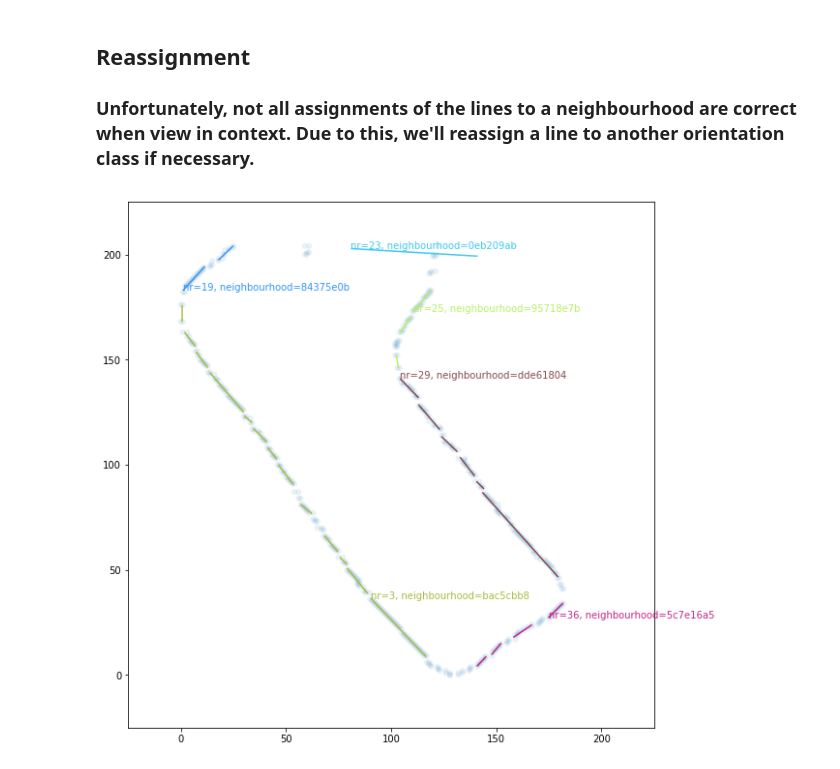
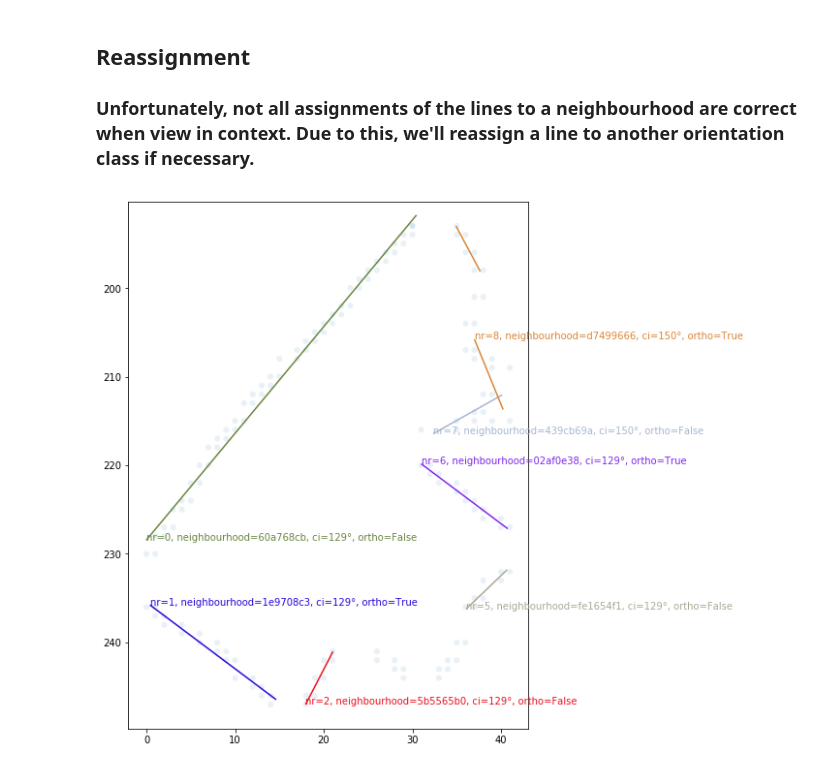
Before and after one commit to mnboos/osm-instance-segmentation, a Jupyter notebook: Regularization.ipynb, the cells around one changed output. Cells and saved outputs as stored; diff of their text form; code cells hidden in the pictures.

```diff
--- a/Regularization.ipynb
+++ b/Regularization.ipynb
@@ -43,0 +54,5 @@ plt.show()
+# %%
+from core.predict import Predictor
+
+pedictor = Predictor(os.path.join(os.getcwd(), "model", "stage2.h5"))
+point_sets = pedictor.predict_array(image)
@@ -44,9 +65,15 @@ plt.show()
 # %%
 from core.utils import MarchingSquares
 
-m = MarchingSquares.from_file(p)
-points = m.find_contour(approximization_tolerance=approximization_tolerance)
-main_orientation = m.main_orientation(angle_in_degrees=True)
+# m = MarchingSquares.from_file(p)
+# points = m.find_contour(approximization_tolerance=approximization_tolerance)
+# main_orientation, _ = m.main_orientation(angle_in_degrees=True)
+# print(main_orientation)
+
+main_orientation = 0
+points = point_sets[0]
+
+ls = rotate(LineString([(-100,0),(100,0)]), main_orientation+90)
 
 x = np.asarray(list(map(lambda p: p[0], points)))
 y = np.asarray(list(map(lambda p: p[1], points)))
@@ -55,10 +82,15 @@ fig, ax = plt.subplots()
 ax.set(aspect='equal')
 ax.scatter(x, y, alpha=0.3, edgecolors='none')
 plt.plot(x, y, color="red", alpha=0.6)
+# plt.plot(*ls.coords.xy)
+
+# lc = mc.LineCollection([ls.coords])
+# ax.add_collection(lc)
 
 ax.legend()
 ax.grid(True)
 
+plt.gca().invert_yaxis()
 plt.show()
 # %% [output]
 No handles with labels found to put in legend.
@@ -95,11 +130,13 @@ ax.scatter(x, y, alpha=0.1, edgecolors='none')
 grouped_lines = group_by_orientation(lines.copy(), angle_parallelity_threshold=angle_parallelity_threshold)
 for angle in grouped_lines:
     group = grouped_lines[angle]
+    colors = np.random.rand(3,)
     for ori in group:
         line_group = group[ori]
         for l in line_group:
-            text(l.p1[0], l.p1[1], l.nr)
-        lc = mc.LineCollection(map(lambda l: l.coords,line_group), colors=np.random.rand(3,))
+            text(l.p1[0], l.p1[1], "line={}, ci={}°".format(l.nr, int(angle)))
+        lc = mc.LineCollection(map(lambda l: l.coords,line_group), colors=colors)
         ax.add_collection(lc)
 ax.autoscale()
+plt.gca().invert_yaxis()
 # %% [output]
@@ -125,8 +162,9 @@ for angle in new_groups:
             color = np.random.rand(3,)
             lc = mc.LineCollection(map(lambda l: l.coords, subgroup), colors=color)
             ax.add_collection(lc)
-            ax.set_xlim(-25, 225)
-            ax.set_ylim(-25, 225)
+#             ax.set_xlim(-25, 256)
+#             ax.set_ylim(-25, 256)
             txt = "nr={}, neighbourhood={}".format(subgroup[0].nr, str(subgroup[0].neighbourhood)[:8])
             text(subgroup[0].p1[0], subgroup[0].p1[1], txt, color=color)
+plt.gca().invert_yaxis()
 # %% [output]
@@ -137,26 +175,30 @@ for angle in new_groups:
 # %%
 from core.utils import update_neighbourhoods
 import copy
 from itertools import groupby
 
 updated_lines = copy.deepcopy(lines)
 groups = group_by_orientation(updated_lines, angle_parallelity_threshold=angle_parallelity_threshold)
 group_neighbours(groups, neighbour_distance_threshold=15)
-update_neighbourhoods(updated_lines, window_size=window_size, reassignment_threshold=reassignment_threshold)
+# update_neighbourhoods(updated_lines, window_size=window_size, reassignment_threshold=reassignment_threshold)
 
 fig, ax = plt.subplots(figsize=(10,10))
 ax.set(aspect='equal')
-ax.set_xlim(-25, 225)
-ax.set_ylim(-25, 225)
+# ax.set_xlim(-25, 256)
+# ax.set_ylim(-25, 256)
 ax.scatter(x, y, alpha=0.1, edgecolors='none')
 grouped = groupby(updated_lines, key=lambda l: l.neighbourhood)
 for k, g in grouped:
     line_group = list(g)
     color = np.random.rand(3,)
     lc = mc.LineCollection(map(lambda l: l.coords, line_group), colors=color)
     ax.add_collection(lc)
 
-    txt = "nr={}, neighbourhood={}".format(line_group[0].nr, str(line_group[0].neighbourhood)[:8])
+    txt = "nr={}, neighbourhood={}, ci={}°, ortho={}".format(line_group[0].nr,
+                                                  str(line_group[0].neighbourhood)[:8],
+                                                  int(line_group[0].orientation),
+                                                  line_group[0].orthogonal)
     text(line_group[0].p1[0], line_group[0].p1[1], txt, color=color)
+plt.gca().invert_yaxis()
 # %% [output]
-[figure, old version]
+[figure, new version]
```
Also changed, not shown: parts of 14 cells of this notebook, 1 other file.
